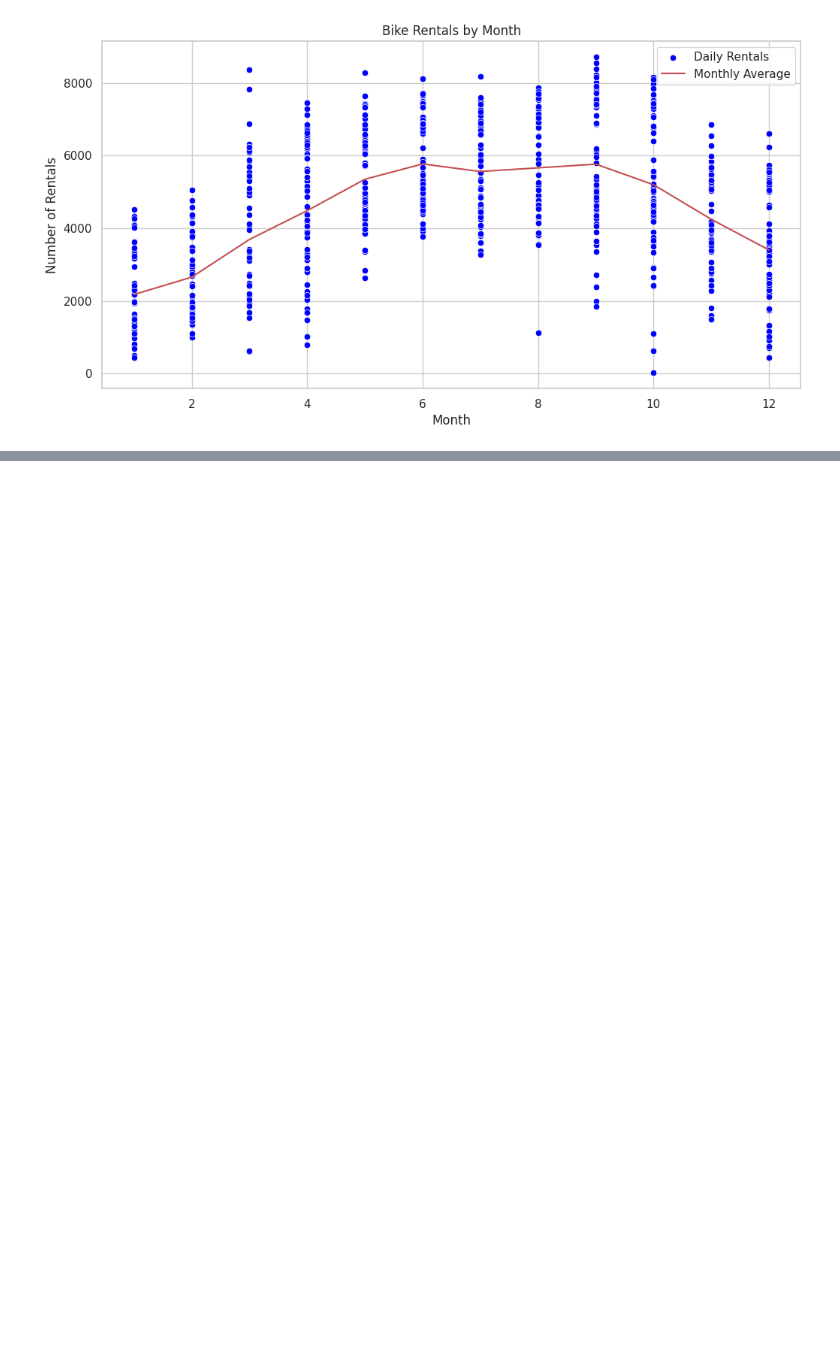
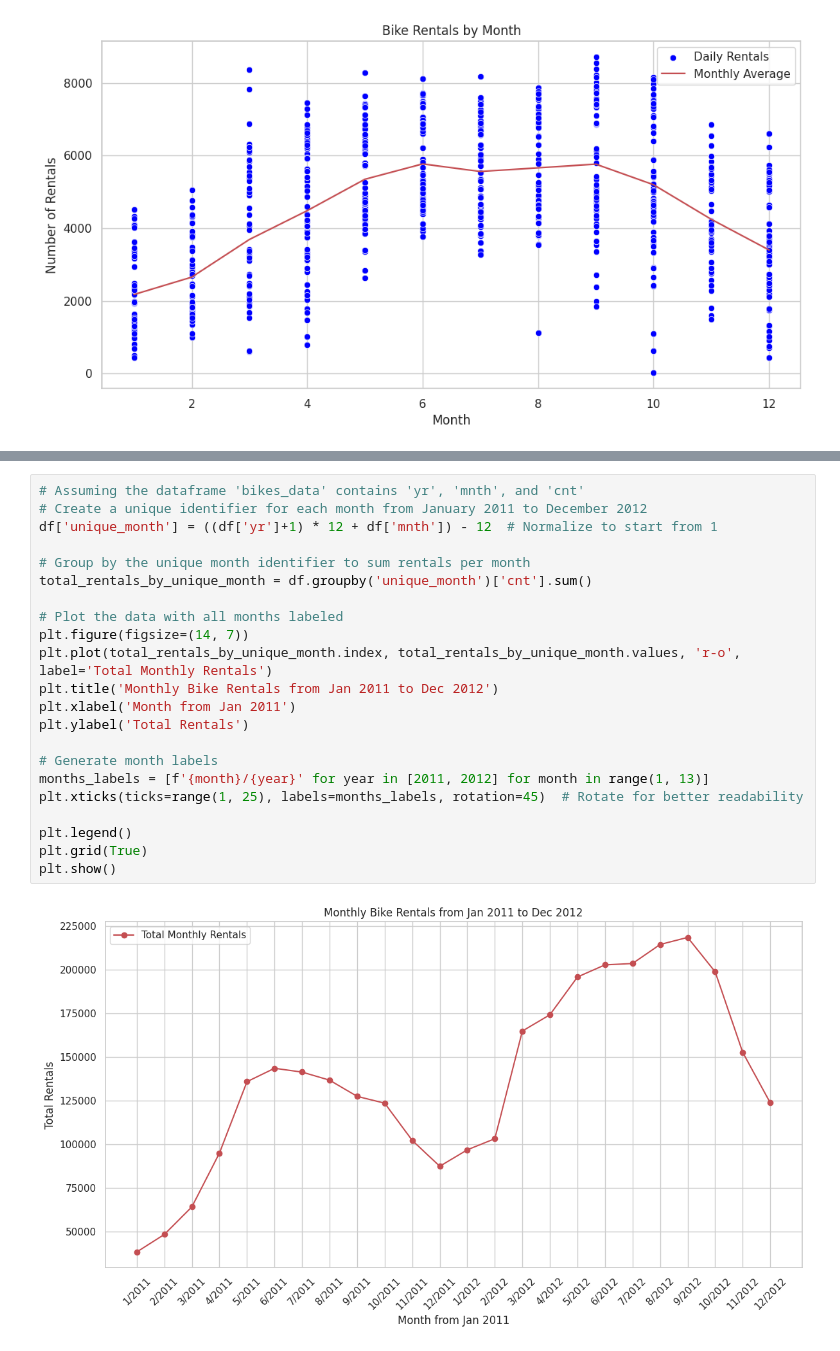
Before and after one commit to ksi81/HW_7_Classification-and-assessment-of-model-performance, a Jupyter notebook: HW_7.ipynb, the cells around one changed output, grey strips where cells are left out. Drawn from its saved outputs; the diff is of its cells as text; blank space fills up the shorter version.

```diff
--- a/HW_7.ipynb
+++ b/HW_7.ipynb
@@ -791,0 +841,24 @@ plt.show()
+# %%
+# Assuming the dataframe 'bikes_data' contains 'yr', 'mnth', and 'cnt'
+# Create a unique identifier for each month from January 2011 to December 2012
+df['unique_month'] = ((df['yr']+1) * 12 + df['mnth']) - 12  # Normalize to start from 1
+
+# Group by the unique month identifier to sum rentals per month
+total_rentals_by_unique_month = df.groupby('unique_month')['cnt'].sum()
+
+# Plot the data with all months labeled
+plt.figure(figsize=(14, 7))
+plt.plot(total_rentals_by_unique_month.index, total_rentals_by_unique_month.values, 'r-o', label='Total Monthly Rentals')
+plt.title('Monthly Bike Rentals from Jan 2011 to Dec 2012')
+plt.xlabel('Month from Jan 2011')
+plt.ylabel('Total Rentals')
+
+# Generate month labels
+months_labels = [f'{month}/{year}' for year in [2011, 2012] for month in range(1, 13)]
+plt.xticks(ticks=range(1, 25), labels=months_labels, rotation=45)  # Rotate for better readability
+
+plt.legend()
+plt.grid(True)
+plt.show()
+# %% [output]
+[figure, added]
```
Also changed, not shown: parts of 4 cells of this notebook.
